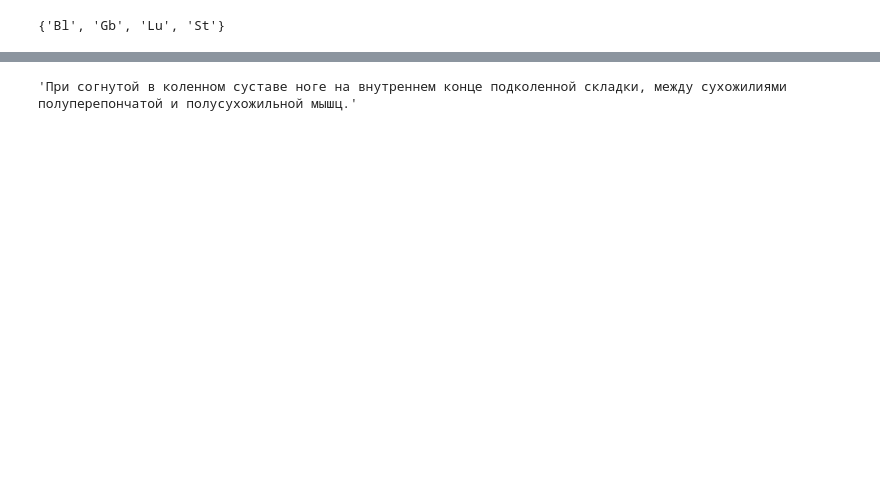
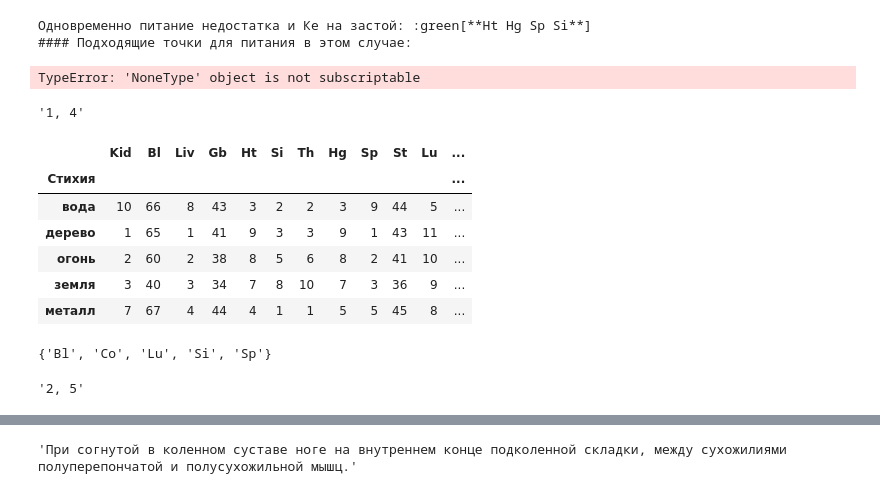
Before and after one commit to Sonnenbergenfluganschluss/KKM, a Jupyter notebook: another KKM.ipynb, the cells around one changed output, grey strips where cells are left out. Cells and saved outputs as stored; diff of their text form; code cells hidden in the pictures; blank space fills up the shorter version.

```diff
--- a/another KKM.ipynb
+++ b/another KKM.ipynb
@@ -130,0 +147,45 @@ ke
+# %%
+one_spine = []
+for i in list((set(m) & set(a))):
+    if (i not in dnt_use):
+        one_spine.append(i)
+
+if one_spine:
+    chan_pit = ' '.join(one_spine)
+    print(f"""Одновременно питание недостатка и Ке на застой: :green[**{chan_pit}**]""")
+    point_pit = []
+    for i in canals_minus:
+        pp = pitanie[i][:5].to_list()
+        point_pit+=pp
+
+    point_pit = " ".join(point_pit).replace(",", '')
+    point_pit = point_pit.replace(",", '')
+    try:
+        point_pit = re.search(f"{chan_pit}\d+", point_pit)[0]
+        print(f"""#### Подходящие точки для питания в этом случае:""")
+        print(f"""#### :green[{point_pit}]""")
+        print(f"""*{points.loc[point_pit, "Локализация"]}*""")
+        # print(f"""*{technika['pit']}*""")
+    except:
+        chan_pit = chan_pit.split()
+        print("""#### Подходящие точки для питания в этом случае:""")
+        for c in chan_pit:
+            pp = re.search(f"{c}\d+", point_pit)[0]
+            print(f"""#### :green[***{pp}***]""")
+            try:
+                print(f"""*{points.loc[pp, "Локализация"]}*""")
+            except:
+                print(f"""*Точки нет в базе данных*""")
+        # print(f"""*{technika['pit']}*""")
+
+else:
+    print(f"""*Одной иглой питание недостатка и Ке на застой не получится, - нет пересекающихся каналов*""")
+
+    for channal in canals_plus:
+        print(f"""Застой в канале {channal} корректируем техникой 'тяни-толкай', точка:""")
+        print(f"""**{table.loc[channal, 'Jing_Jin']}**""")
+        # print(f"""*{technika['JJ']}*""")
+# %% [output]
+Одновременно питание недостатка и Ке на застой: :green[**Ht Hg Sp Si**]
+#### Подходящие точки для питания в этом случае:
+TypeError: 'NoneType' object is not subscriptable
@@ -131,7 +199,22 @@ ke
+# %%
+kachestvo(di['жар'])
+# %% [output]
+'1, 4'
+# %%
+qi
+# %% [output]
+|  | Kid | Bl | Liv | Gb | Ht | Si | Th | Hg | Sp | St | Lu | ... |
+| Стихия |  |  |  |  |  |  |  |  |  |  |  | ... |
+| вода | 10 | 66 | 8 | 43 | 3 | 2 | 2 | 3 | 9 | 44 | 5 | ... |
+| дерево | 1 | 65 | 1 | 41 | 9 | 3 | 3 | 9 | 1 | 43 | 11 | ... |
+| огонь | 2 | 60 | 2 | 38 | 8 | 5 | 6 | 8 | 2 | 41 | 10 | ... |
+| земля | 3 | 40 | 3 | 34 | 7 | 8 | 10 | 7 | 3 | 36 | 9 | ... |
+| металл | 7 | 67 | 4 | 44 | 4 | 1 | 1 | 5 | 5 | 45 | 8 | ... |
 # %%
-a = ke.loc["по качеству", "Si"].replace(",", '').split()
-b = ke.loc["по качеству", "Liv"].replace(",", '').split()
+pato = 'жар'
+a = ke.loc["по качеству", di[pato][0]].replace(",", '').split() + ke[di[pato][0]][:6].to_list()
+b = ke.loc["по качеству", di[pato][1]].replace(",", '').split() + ke[di[pato][1]][:6].to_list()
 
 set(a) & set(b)
 # %% [output]
-{'Bl', 'Gb', 'Lu', 'St'}
+{'Bl', 'Co', 'Lu', 'Si', 'Sp'}
@@ -139,0 +221,4 @@ set(a) & set(b)
+# %%
+kachestvo('Gb', 'Kid')
+# %% [output]
+'2, 5'
```
Also changed, not shown: parts of 14 cells of this notebook, 2 other files.
